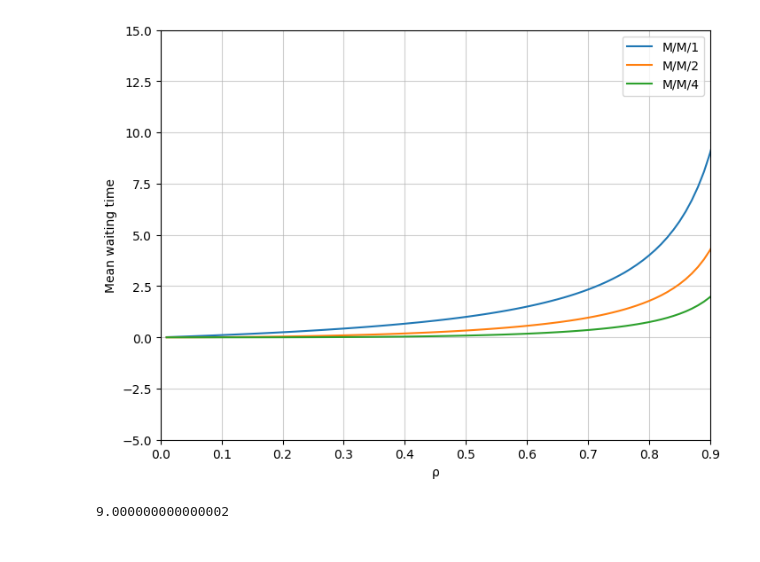
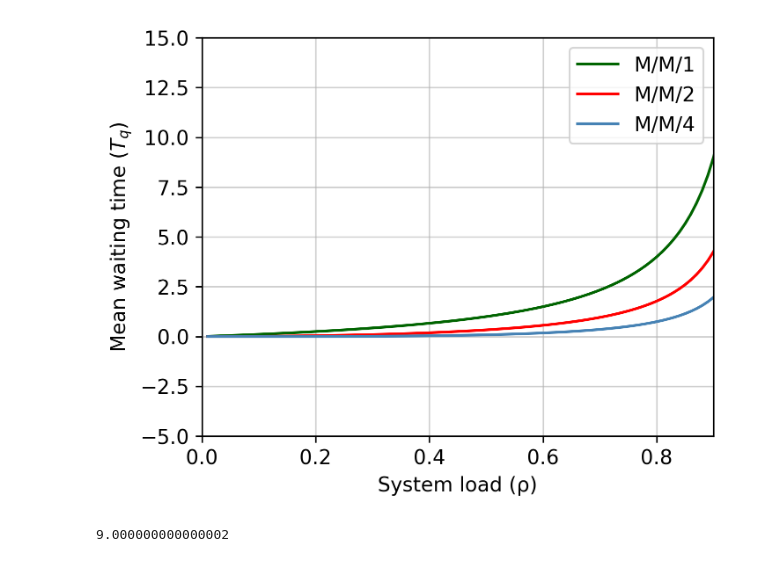
Before and after one commit to loonatick-src/stochastic-sim-2, a Jupyter notebook: analytical_plots.ipynb, the cells around one changed output. Saved outputs shown, nothing was run; the diff lists cells and outputs as text; code cells hidden in the pictures.

```diff
--- a/analytical_plots.ipynb
+++ b/analytical_plots.ipynb
@@ -27,17 +34,27 @@ mean_waiting_times = [[MMn_mean_waiting_time(n*λ, μ, n) for λ in λ_values] f
 # %%
-fig = plt.figure(figsize = (8,6))
-ax = fig.add_subplot(1,1,1)
-for i,wtimes in enumerate(mean_waiting_times):
-    ax.plot(ρ_values, wtimes, label = f"M/M/{server_counts[i]}")
-ax.set_xlabel("ρ")
-ax.set_ylabel("Mean waiting time")
-ax.grid(alpha = 0.6)
-ax.legend()
-ax.set_xlim(0, 0.9)
-ax.set_ylim(-5, 15)
-plt.show()
+def MMn_analytical_plotter(title):
+
+    server_counts = np.array([1,2,4])
+    mean_waiting_times = [[MMn_mean_waiting_time(n*λ, μ, n) for λ in λ_values] for n in server_counts]
+
+    fig = plt.figure(figsize = (5,4))
+    ax = fig.add_subplot(1,1,1)
+    colors = ["darkgreen", "red", "steelblue"]
+    for i,wtimes in enumerate(mean_waiting_times):
+        ax.plot(ρ_values, wtimes, label = f"M/M/{server_counts[i]}", c=colors[i])
+    ax.set_xlabel("System load (ρ)")
+    ax.set_ylabel("Mean waiting time (${T}_q$)")
+    ax.grid(alpha = 0.6)
+    ax.legend()
+    ax.set_xlim(0, 0.9)
+    ax.set_ylim(-5, 15)
+    title = plot_savepath(title)
+    plt.savefig(title, bbox_inches = 'tight')
+    plt.show()
-# %% [output]
-[figure, removed]
+# %%
+MMn_analytical_plotter("Analytical_wt.pdf")
+# %% [output]
+[figure, added]
 # %%
 MM1_waiting_time(0.9, 1)
 # %% [output]
```
Also changed, not shown: parts of 3 cells of this notebook, 31 other files.
